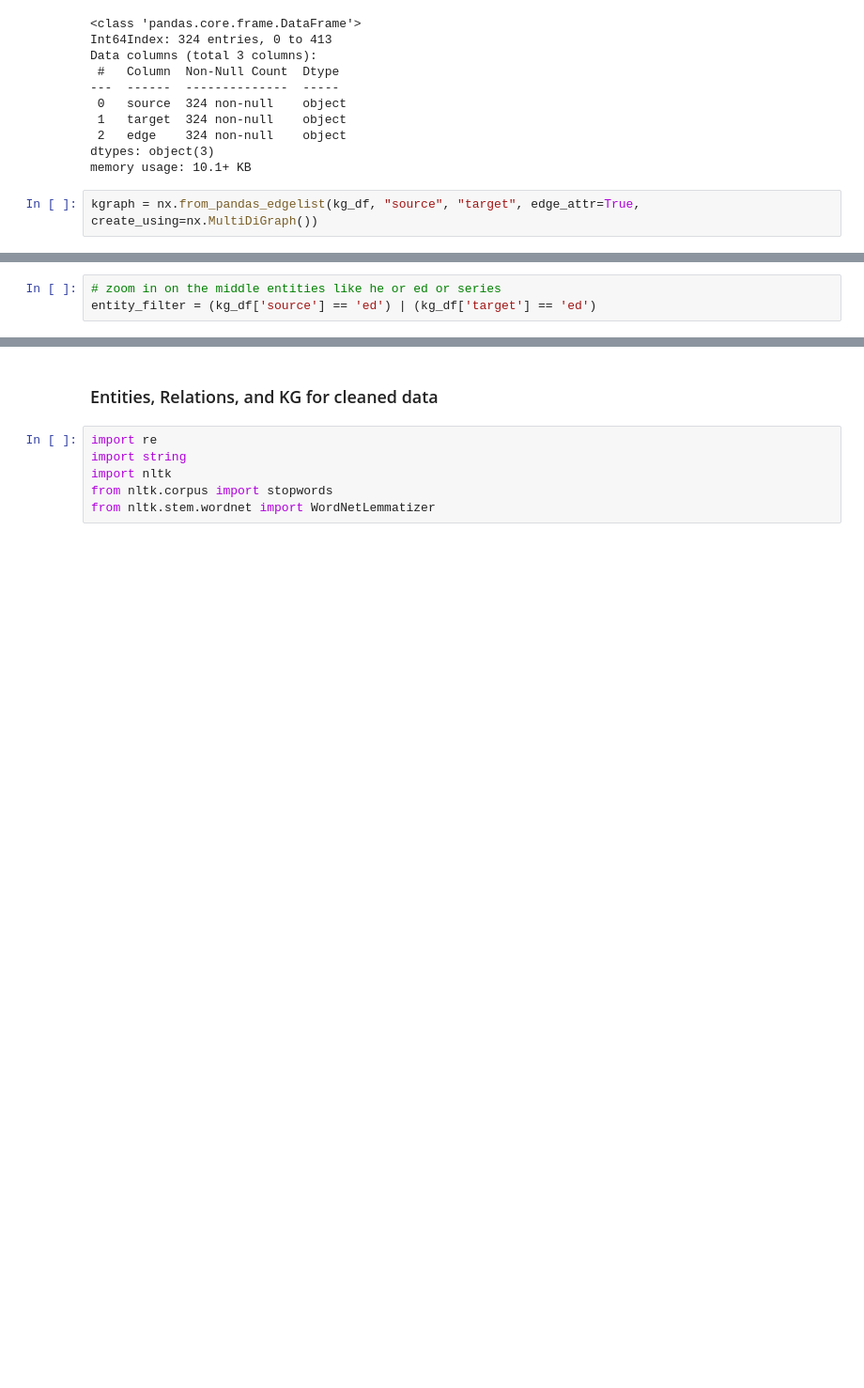
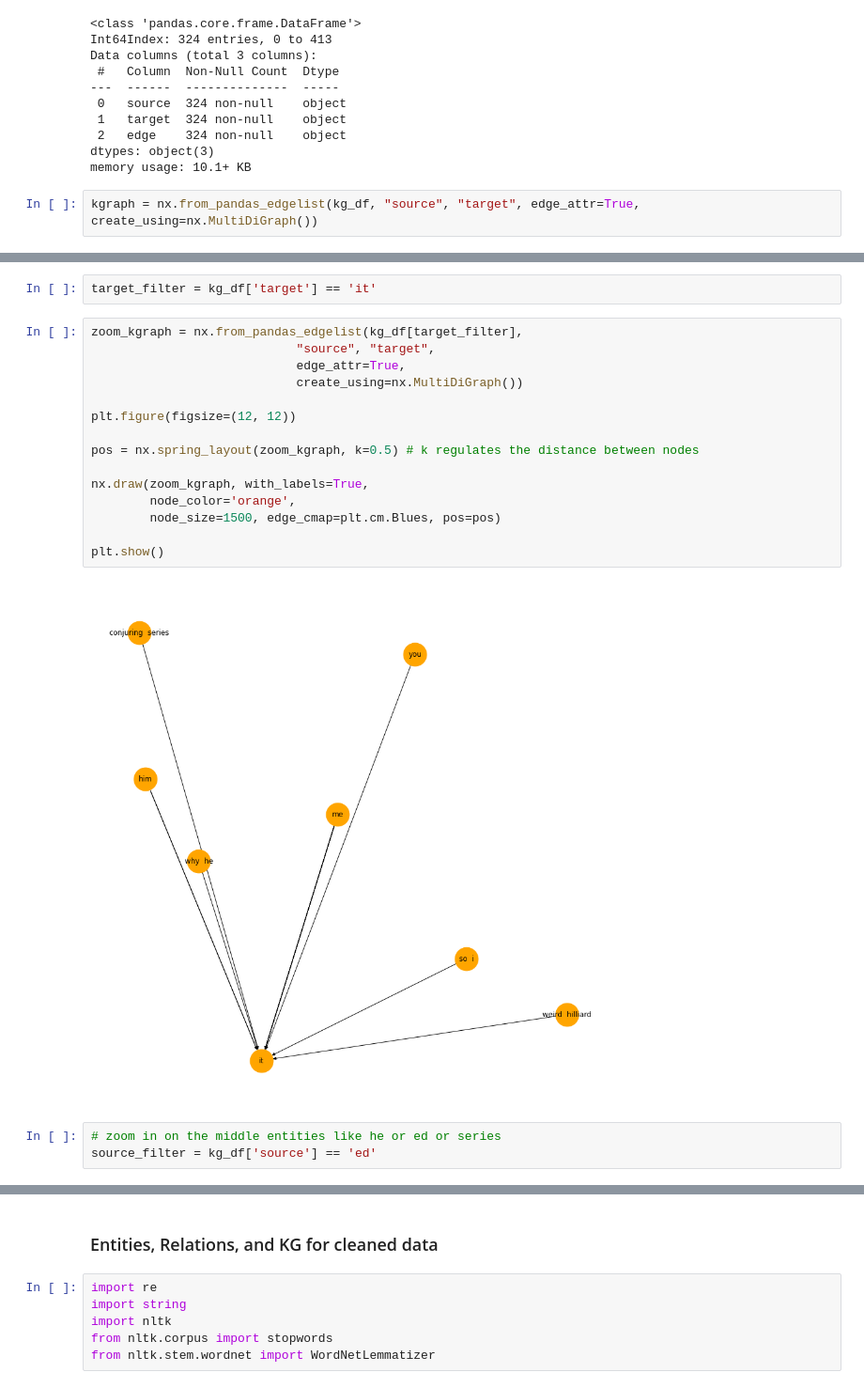
Before and after one commit to erinmcmahon26/NLP-Chat-Bot, a Jupyter notebook: Knowledge_Graph.ipynb, the cells around one changed output, grey strips where cells are left out. Shown at 94% size. Saved outputs shown, nothing was run; the diff lists cells and outputs as text; blank space fills up the shorter version.

```diff
--- a/Knowledge_Graph.ipynb
+++ b/Knowledge_Graph.ipynb
@@ -325,4 +344,23 @@ plt.show()
+# %%
+target_filter = kg_df['target'] == 'it'
+# %%
+zoom_kgraph = nx.from_pandas_edgelist(kg_df[target_filter],
+                            "source", "target",
+                            edge_attr=True,
+                            create_using=nx.MultiDiGraph())
+
+plt.figure(figsize=(12, 12))
+
+pos = nx.spring_layout(zoom_kgraph, k=0.5) # k regulates the distance between nodes
+
+nx.draw(zoom_kgraph, with_labels=True,
+        node_color='orange',
+        node_size=1500, edge_cmap=plt.cm.Blues, pos=pos)
+
+plt.show()
+# %% [output]
+[figure, added]
 # %%
 # zoom in on the middle entities like he or ed or series
-entity_filter = (kg_df['source'] == 'ed') | (kg_df['target'] == 'ed')
+source_filter = kg_df['source'] == 'ed'
 # %%
```
Also changed, not shown: parts of 13 cells of this notebook.
